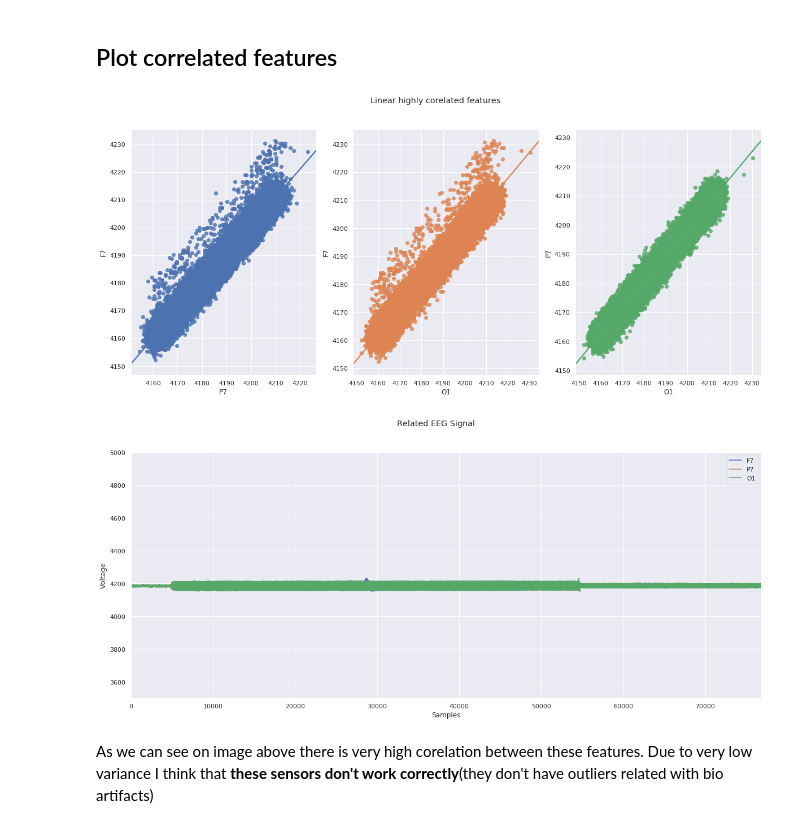
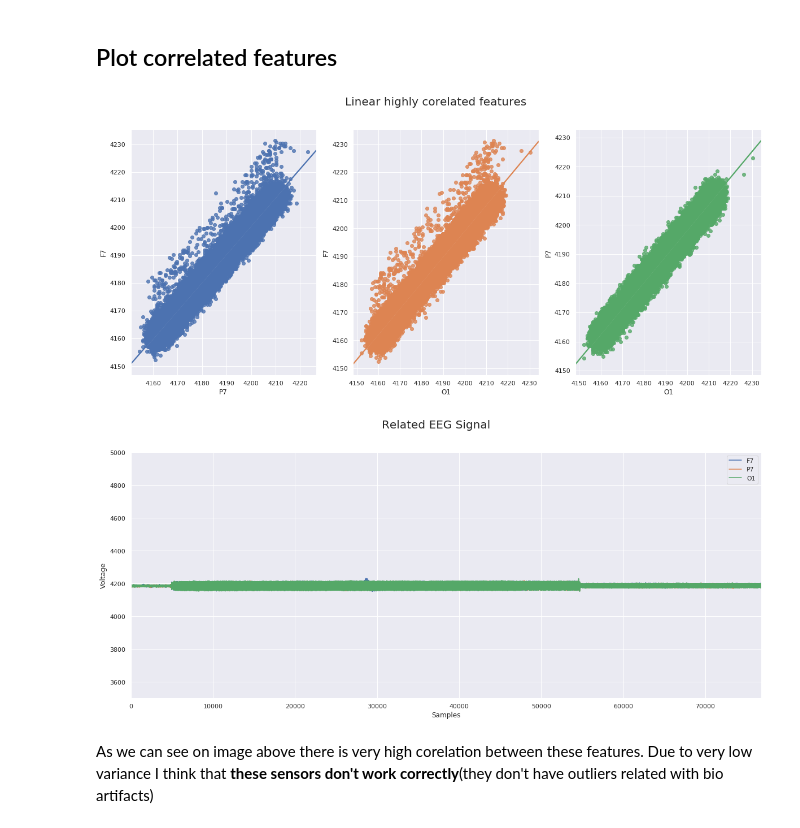
Before and after one commit to MikeG27/BCI_Image_Generation, a Jupyter notebook: notebooks/1.5.MikeG27_EDA.ipynb, the cells around one changed output. Cells and saved outputs as stored; diff of their text form; code cells hidden in the pictures.

```diff
--- a/notebooks/1.5.MikeG27_EDA.ipynb
+++ b/notebooks/1.5.MikeG27_EDA.ipynb
@@ -359,22 +359,22 @@ _ = heatmap.set_title("Spearman Corealation",size=20)
 # %%
 fig,axes = plt.subplots(1,3,figsize=(20,8))
 
 sns.regplot(x="P7", y="F7", data=df,ax=axes[0])
 sns.regplot(x="O1", y="F7", data=df,ax=axes[1])
 sns.regplot(x="O1", y="P7", data=df,ax=axes[2])
 
-_ = plt.suptitle("Linear highly corelated features")
+_ = plt.suptitle("Linear highly corelated features",size = 20)
 
 
 # plot
 _ = df[["F7","P7","O1"]].plot(figsize=(20,8),grid=True)
-_ = plt.suptitle("Related EEG Signal")
+_ = plt.suptitle("Related EEG Signal",size = 20)
 _ = plt.xlabel("Samples")
 _ = plt.ylabel("Voltage")
 _ = plt.ylim(3500,5000)
 # %% [output]
-[figure, old version]
+[figure, new version]
-[figure, old version]
+[figure, new version]
 # %% [markdown]
 As we can see on image above there is very high corelation between these features.
 Due to very low variance I think that **these sensors don't work correctly**(they don't have outliers related with bio artifacts)
```
Also changed, not shown: parts of 24 cells of this notebook.
